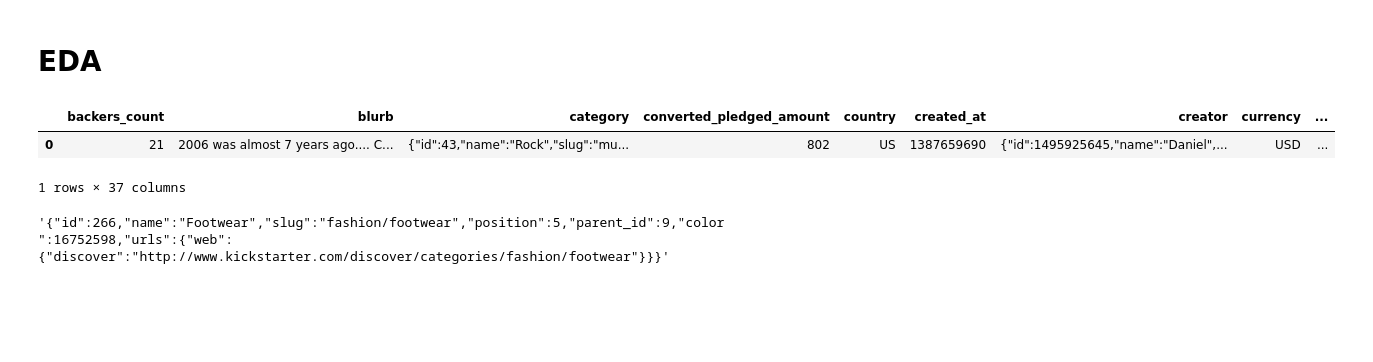
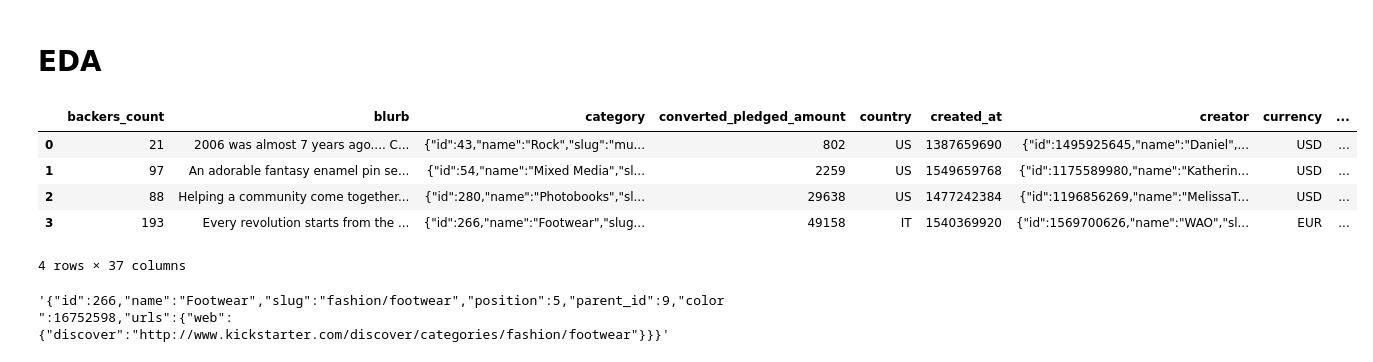
Before and after one commit to medscoops/Kickstarter_ARG, a Jupyter notebook: EDA-and-modeling.ipynb, the cells around one changed output. Cells and saved outputs as stored; diff of their text form; code cells hidden in the pictures; blank space fills up the shorter version.

```diff
--- a/EDA-and-modeling.ipynb
+++ b/EDA-and-modeling.ipynb
@@ -14,11 +14,14 @@ warnings.filterwarnings('ignore')
 # %%
 data = pd.read_csv("data/data-2/Kickstarter000.csv")
 # %%
-data.head(1)
+data.head(4)
 # %% [output]
 |  | backers_count | blurb | category | converted_pledged_amount | country | created_at | creator | currency | ... |
 | 0 | 21 | 2006 was almost 7 years ago.... C... | {"id":43,"name":"Rock","slug":"mu... | 802 | US | 1387659690 | {"id":1495925645,"name":"Daniel",... | USD | ... |
+| 1 | 97 | An adorable fantasy enamel pin se... | {"id":54,"name":"Mixed Media","sl... | 2259 | US | 1549659768 | {"id":1175589980,"name":"Katherin... | USD | ... |
+| 2 | 88 | Helping a community come together... | {"id":280,"name":"Photobooks","sl... | 29638 | US | 1477242384 | {"id":1196856269,"name":"MelissaT... | USD | ... |
+| 3 | 193 | Every revolution starts from the ... | {"id":266,"name":"Footwear","slug... | 49158 | IT | 1540369920 | {"id":1569700626,"name":"WAO","sl... | EUR | ... |
-1 rows × 37 columns
+4 rows × 37 columns
 # %%
 # check out colum that looks like json
 data["category"].iloc[3]
```
Also changed, not shown: parts of 7 cells of this notebook.
